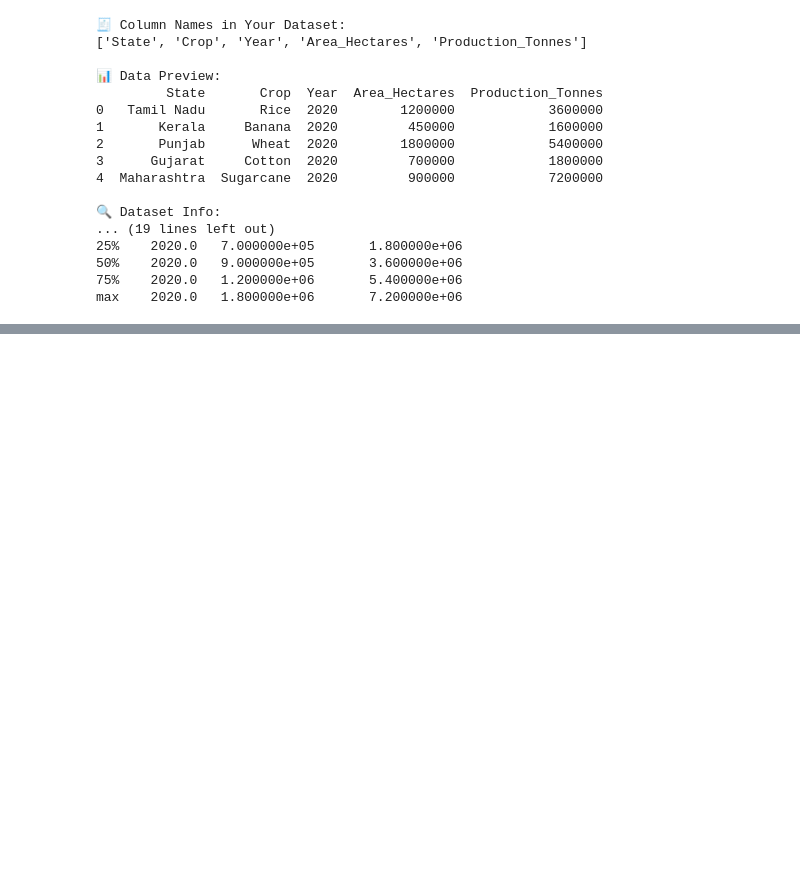
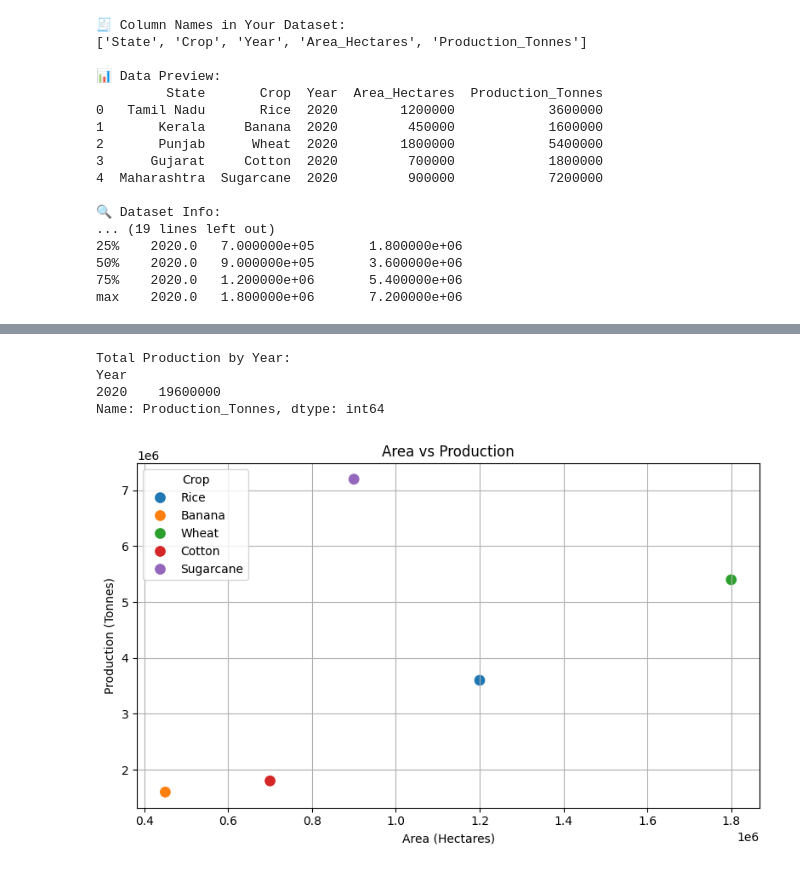
Before and after one commit to AnandapriyaAmarnath/ds_Agridata_explorer, a Jupyter notebook: agri_data_analysis.ipynb, the cells around one changed output, grey strips where cells are left out. Drawn from its saved outputs; the diff is of its cells as text; code cells hidden in the pictures; blank space fills up the shorter version.

```diff
--- a/agri_data_analysis.ipynb
+++ b/agri_data_analysis.ipynb
@@ -175,0 +172,31 @@ IndexError: list index out of range
+# %%
+# Year-wise production analysis
+year_production = df.groupby('Year')['Production_Tonnes'].sum()
+
+print("Total Production by Year:")
+print(year_production)
+# %% [output]
+Total Production by Year:
+Year
+2020    19600000
+Name: Production_Tonnes, dtype: int64
+# %%
+# Analyze relationship between cultivated area and production
+plt.figure(figsize=(8, 5))
+
+sns.scatterplot(
+    data=df,
+    x='Area_Hectares',
+    y='Production_Tonnes',
+    hue='Crop',
+    s=100
+)
+
+plt.title('Area vs Production')
+plt.xlabel('Area (Hectares)')
+plt.ylabel('Production (Tonnes)')
+plt.grid(True)
+plt.tight_layout()
+plt.show()
+# %% [output]
+[figure, added]
```
Also changed, not shown: parts of 14 cells of this notebook.
